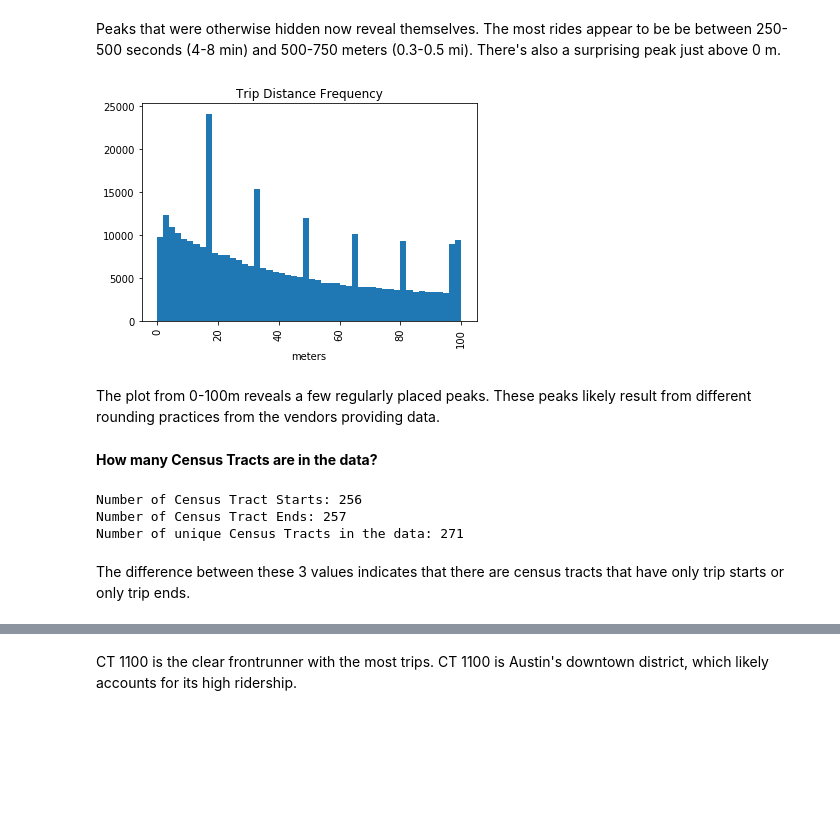
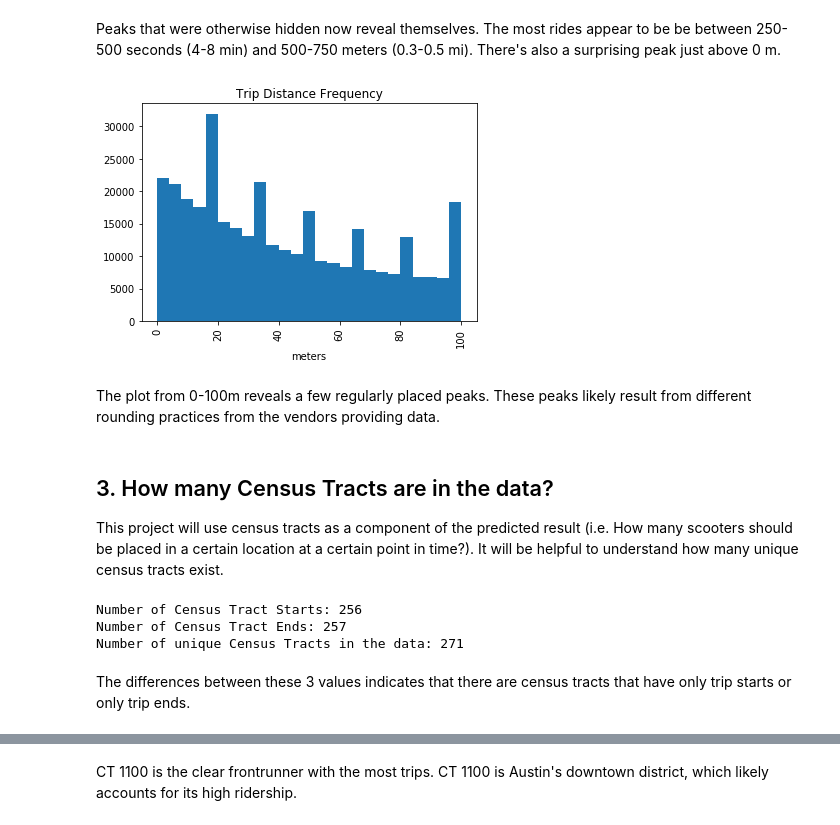
Before and after one commit to trevbhatt/predicting_scooter_utilization, a Jupyter notebook: data_story.ipynb, the cells around one changed output, grey strips where cells are left out. Drawn from its saved outputs; the diff is of its cells as text; code cells hidden in the pictures; blank space fills up the shorter version.

```diff
--- a/data_story.ipynb
+++ b/data_story.ipynb
@@ -64,19 +71,20 @@ plt.close()
 Peaks that were otherwise hidden now reveal themselves.  The most rides appear to be be between 250-500 seconds (4-8 min) and 500-750 meters (0.3-0.5 mi). There's also a surprising peak just above 0 m.
 # %%
 # Plot the 0-50 meters to see if there are any trends within the peak
-plt.hist(scooters['Trip Distance'], bins=50, range=(0, 100))
+plt.hist(scooters['Trip Distance'], bins=25, range=(0, 100))
 plt.xlabel('meters')
 plt.title('Trip Distance Frequency')
 plt.xticks(rotation='vertical')
 
 plt.show()
 plt.close()
 # %% [output]
-[figure, old version]
+[figure, new version]
 # %% [markdown]
 The plot from 0-100m reveals a few regularly placed peaks. These peaks likely result from different rounding practices from the vendors providing data.
-# %% [markdown]
-**How many Census Tracts are in the data?**
+# %% [markdown]
+## 3. How many Census Tracts are in the data?
+This project will use census tracts as a component of the predicted result (i.e. How many scooters should be placed in a certain location at a certain point in time?).  It will be helpful to understand how many unique census tracts exist.
 # %%
 print('Number of Census Tract Starts: ' + str(len(set(scooters['Census Tract Start']))))
 print('Number of Census Tract Ends: ' + str(len(set(scooters['Census Tract End']))))
@@ -86,5 +94,5 @@ Number of Census Tract Starts: 256
 Number of Census Tract Ends: 257
 Number of unique Census Tracts in the data: 271
 # %% [markdown]
-The difference between these 3 values indicates that there are census tracts that have only trip starts or only trip ends.
+The differences between these 3 values indicates that there are census tracts that have only trip starts or only trip ends.
 # %% [markdown]
```
Also changed, not shown: parts of 26 cells of this notebook.
